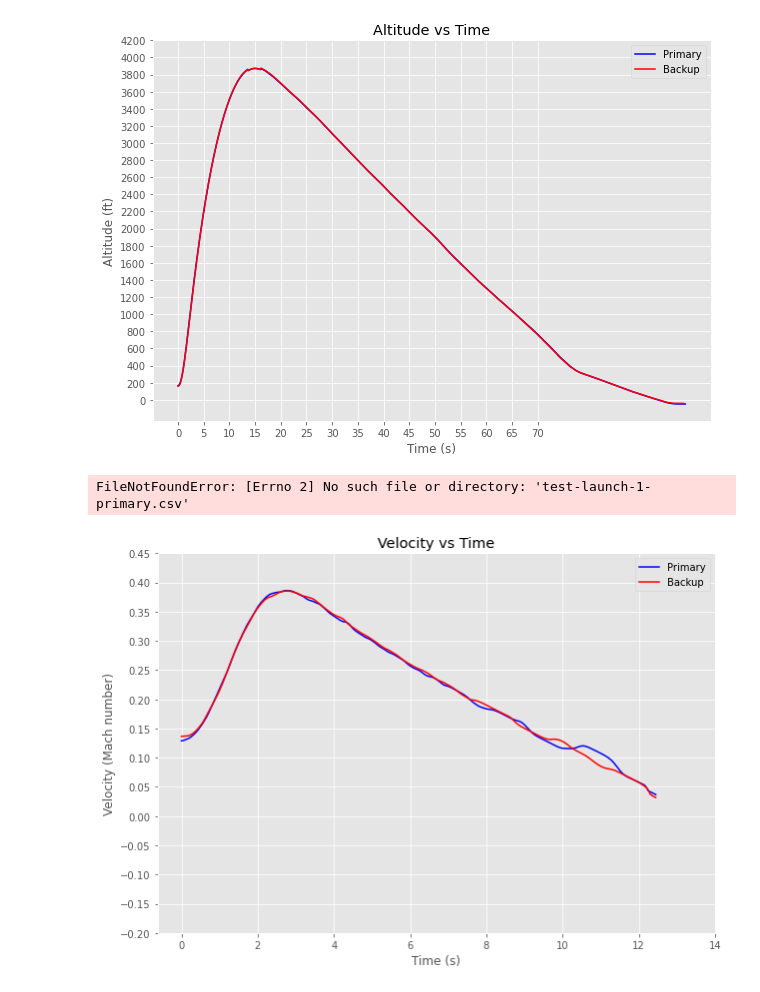
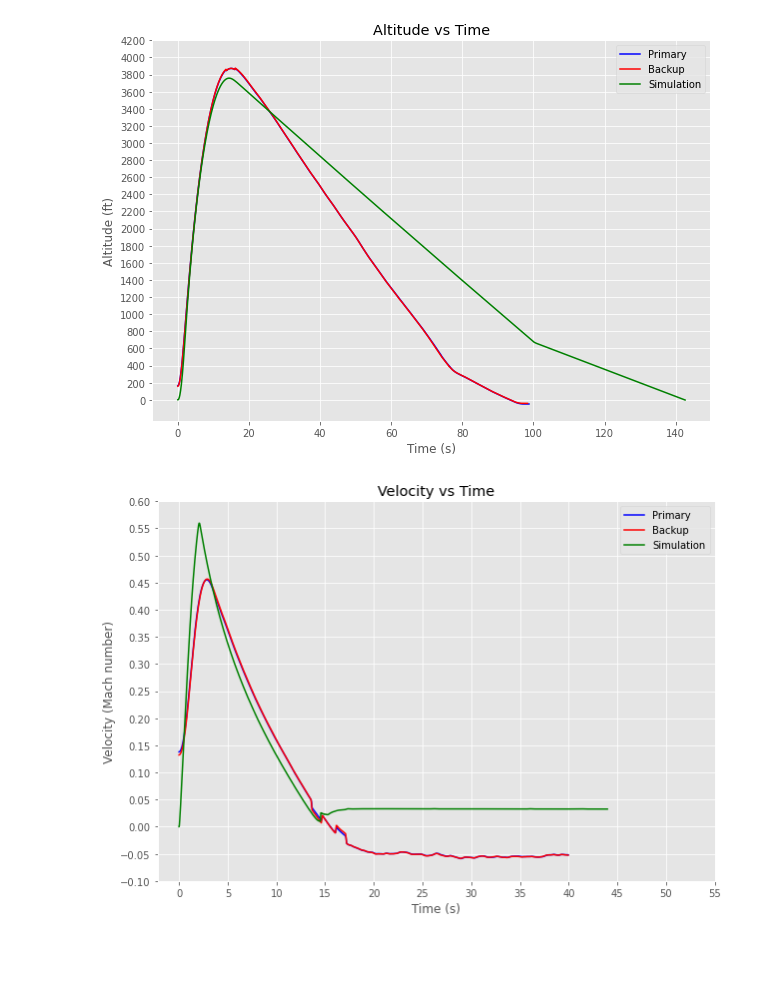
Before and after one commit to NUSTARS/launch-vehicle, a Jupyter notebook: plotting.ipynb, the cells around one changed output. Cells and saved outputs as stored; diff of their text form; code cells hidden in the pictures; blank space fills up the shorter version.

```diff
--- a/plotting.ipynb
+++ b/plotting.ipynb
@@ -17,36 +21,43 @@ np.savetxt("backup_filtered.csv",back, delimiter=",")
+# %%
+# Read data from openrocket csv file
+t_opr = []
+alt_opr = []
+vel_opr = []
+with open("5mph_sim.csv","r") as f:
+    for row in f:
+        if row[0] != "#":
+            row = row.split(",")
+            t_opr.append(float(row[0]))
+            alt_opr.append(float(row[1]))
+            vel_opr.append(float(row[4]))
+
+
+vel_opr = [i * 0.000889 for i in vel_opr] # convert fps to mach number
 # %%
-fig, ax = plt.subplots(figsize=(10,7))
+fig_alt, ax = plt.subplots(figsize=(10,7))
 ax.plot(t_alt_primary,alt_primary,"-b",label="Primary")
 ax.plot(t_alt_backup,alt_backup,"-r",label="Backup")
+ax.plot(t_opr,alt_opr,'-g',label="Simulation")
 ax.set(title="Altitude vs Time",xlabel="Time (s)",ylabel= "Altitude (ft)")
 ax.legend()
 plt.yticks(np.arange(0,4400,200))
-plt.xticks(np.arange(0,75,5))
+# plt.xticks(np.arange(0,105,5))
 plt.show()
+fig_alt.savefig("altitude.png")
+
+
+
+
+fig_vel, ax = plt.subplots(figsize=(10,7))
+ax.plot(t_vel_primary[0:800],vel_primary[0:800],"-b",label="Primary")
+ax.plot(t_vel_backup[0:800],vel_backup[0:800],"-r",label="Backup")
+ax.plot(t_opr[0:400],vel_opr[0:400],'-g',label="Simulation")
+ax.set(title="Velocity vs Time",xlabel="Time (s)",ylabel= "Velocity (Mach number)")
+ax.legend()
+plt.yticks(np.arange(-0.1,0.65,0.05))
+plt.xticks(np.arange(0,60,5))
+plt.show()
+fig_vel.savefig("velocity.png")
 # %% [output]
-[figure, old version]
+[figure, new version]
+[figure, added]
-# %%
-t_vel_primary,vel_primary = import_data("test-launch-1-primary.csv",variable="velocity",n_avg=50)
-t_vel_backup,vel_backup = import_data("test-launch-1-backup.csv",variable="velocity",n_avg=50)
-
-vel_primary = [i * 0.000889 for i in vel_primary] # convert fps to mach number
-vel_backup = [i * 0.000889 for i in vel_backup]
-
-# Cut off the bad stuff
-t_vel_primary = t_vel_primary[0:250]
-t_vel_backup = t_vel_backup[0:250]
-vel_primary = vel_primary[0:250]
-vel_backup = vel_backup[0:250]
-# %% [output]
-FileNotFoundError: [Errno 2] No such file or directory: 'test-launch-1-primary.csv'
-# %%
-fig, ax = plt.subplots(figsize=(10,7))
-ax.plot(t_vel_primary,vel_primary,"-b",label="Primary")
-ax.plot(t_vel_backup,vel_backup,"-r",label="Backup")
-ax.set(title="Velocity vs Time",xlabel="Time (s)",ylabel= "Velocity (Mach number)")
-ax.legend()
-plt.yticks(np.arange(-0.2,0.5,0.05))
-plt.xticks(np.arange(0,16,2))
-plt.show()
-# %% [output]
-[figure, removed]
```
Also changed, not shown: parts of 1 cell of this notebook, 3 other files.
